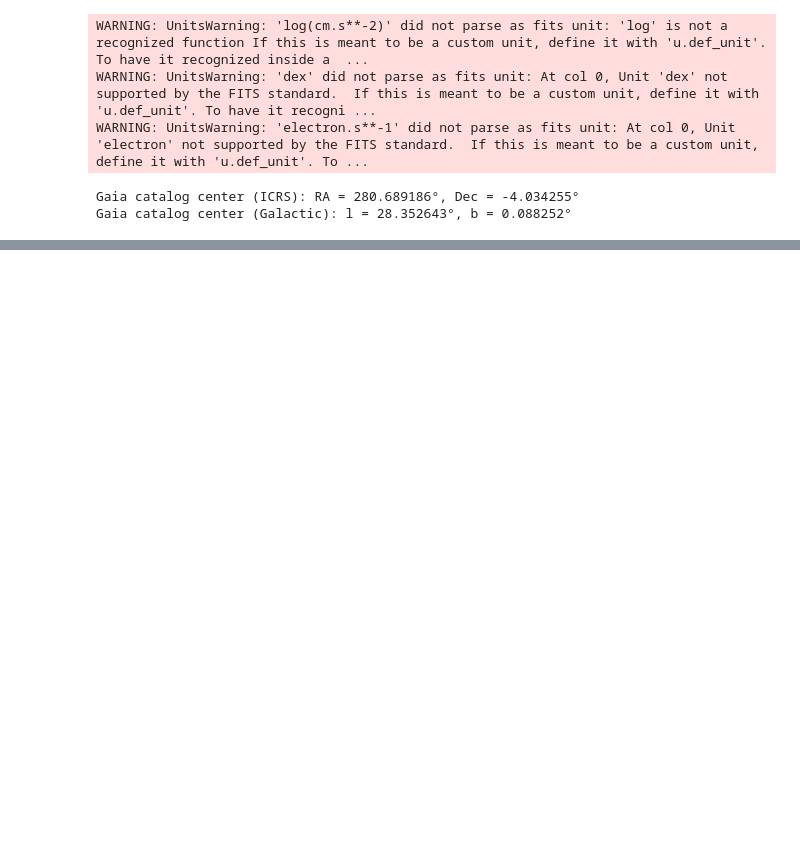
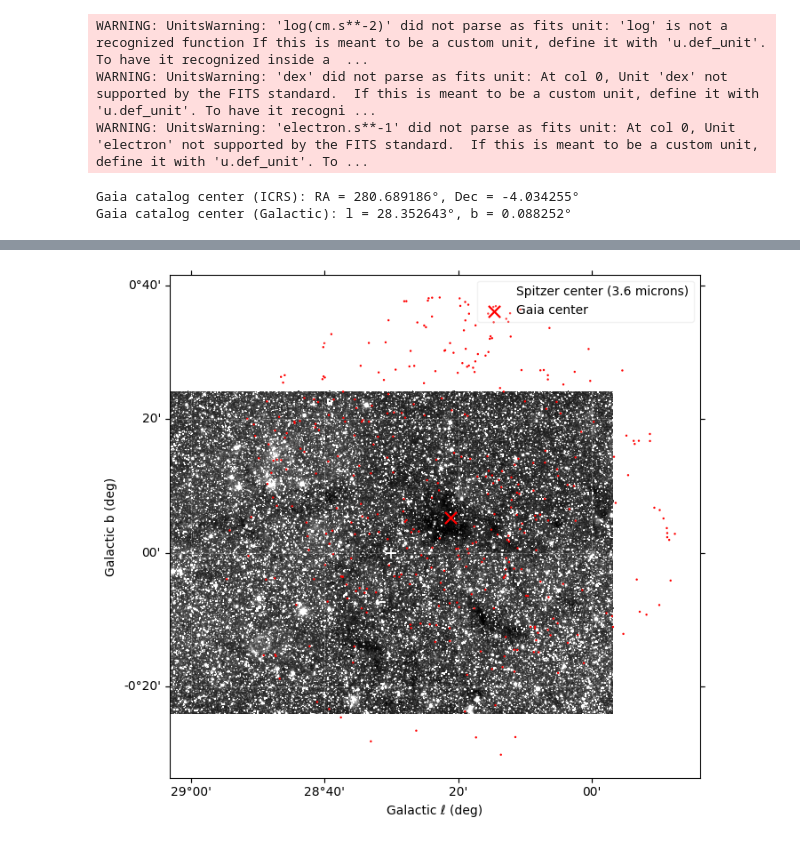
Before and after one commit to sxy6fs/G28.37-Star-Formation, a Jupyter notebook: GaiaOverlay_G28.37.ipynb, the cells around one changed output, grey strips where cells are left out. Drawn from its saved outputs; the diff is of its cells as text; code cells hidden in the pictures; blank space fills up the shorter version.

```diff
--- a/GaiaOverlay_G28.37.ipynb
+++ b/GaiaOverlay_G28.37.ipynb
@@ -110,0 +104,42 @@ plt.tight_layout(); plt.show()
+# %%
+# plot
+fig = plt.figure(figsize=(7,7))
+ax = plt.subplot(projection=wcs)
+
+vmin, vmax = ZScaleInterval().get_limits(data)
+im = ax.imshow(data, origin="lower", cmap="gray", vmin=vmin, vmax=vmax)
+
+# lock limits so scatter won't autoscale
+# xlim, ylim = ax.get_xlim(), ax.get_ylim()
+# ax.autoscale(False)
+
+# gaia scatter with parallax mask
+sc = ax.scatter(l[plx_mask], b[plx_mask],
+                transform=ax.get_transform("galactic"),
+                s=3, facecolors="red", edgecolors="none", lw=0.4,
+                zorder=0.5, clip_on=True)
+# sc.set_clip_path(ax.patch)
+# ax.set_xlim(xlim); ax.set_ylim(ylim)
+
+# centers: header (CRVAL) and data center
+crval = wcs.wcs.crval  # native WCS coords (ℓ,b here)
+ny, nx = data.shape
+cx, cy = nx/2.0, ny/2.0
+center_world = wcs.pixel_to_world(cx, cy).galactic
+ax.scatter([crval[0]], [crval[1]], transform=ax.get_transform("world"),
+           s=70, marker="+", color="white", lw=1.2, zorder=4, label="Spitzer center (3.6 microns)")
+
+# on existing axes 'ax' with Galactic WCS:
+ax.scatter([c_center_gal.l.deg], [c_center_gal.b.deg],
+           transform=ax.get_transform("galactic"),
+           s=90, marker="x", color="red", lw=1.6, zorder=5, label="Gaia center")
+ax.legend(loc="upper right", frameon=True, framealpha=0.25)
+
+# labels/grid
+ax.set_xlabel("Galactic ℓ (deg)"); ax.set_ylabel("Galactic b (deg)")
+ax.coords.grid(color="white", ls="--", alpha=0.3)
+
+ax.legend(loc="upper right", frameon=True, framealpha=0.25)
+plt.tight_layout(); plt.show()
+# %% [output]
+[figure, added]
```
Also changed, not shown: parts of 4 cells of this notebook.
